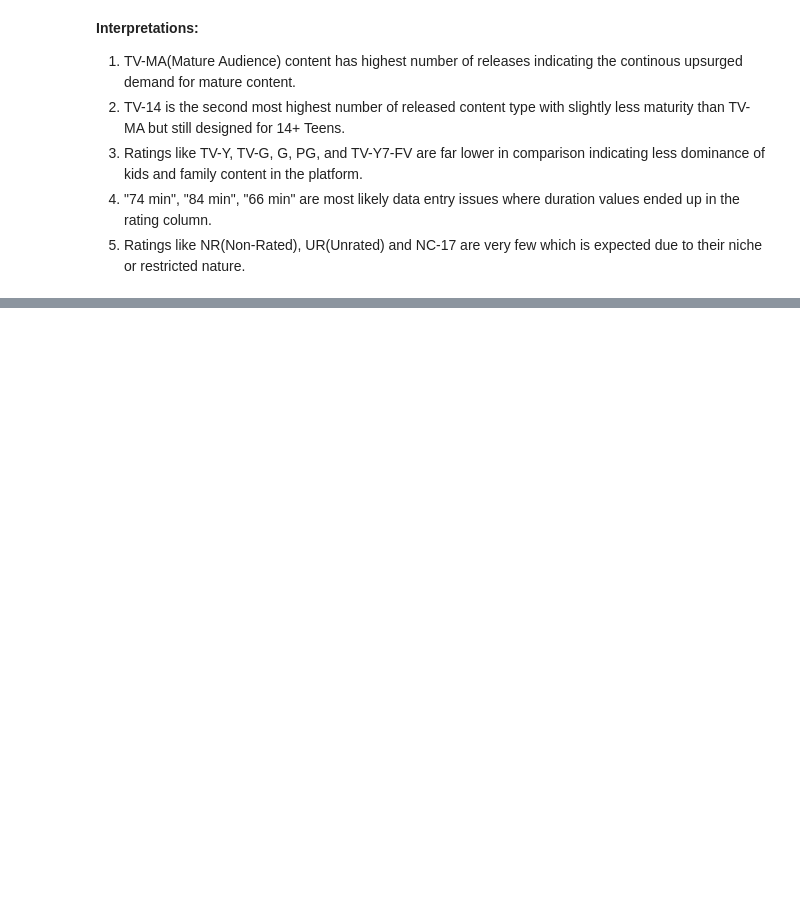
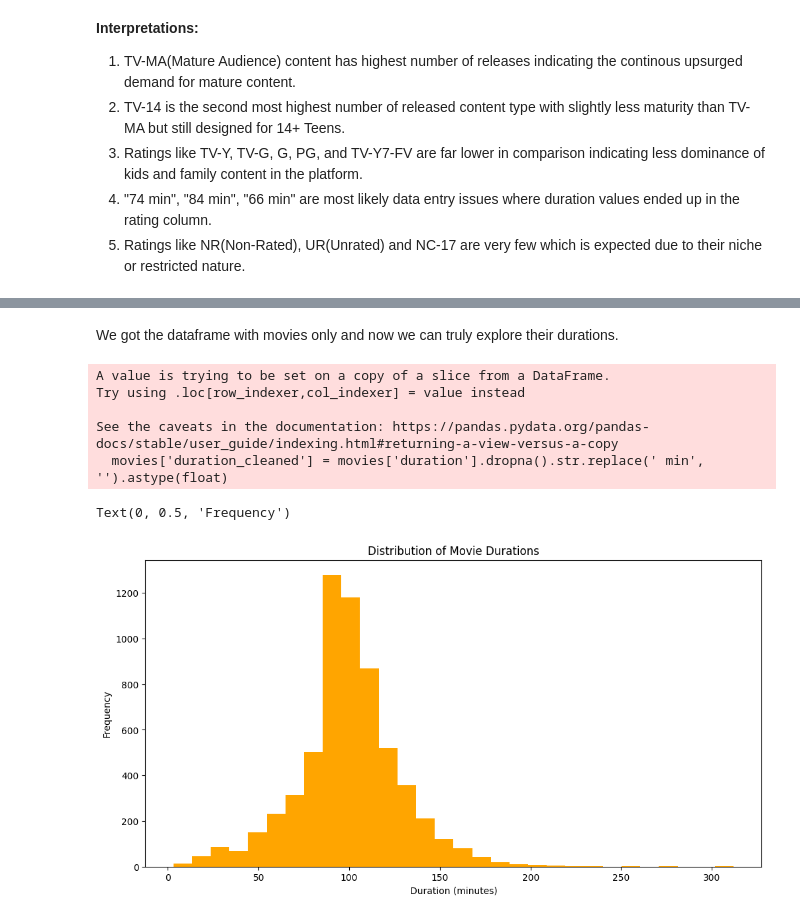
Before and after one commit to SakriyaPyakurel/netflix-EDA, a Jupyter notebook: operations.ipynb, the cells around one changed output, grey strips where cells are left out. Drawn from its saved outputs; the diff is of its cells as text; code cells hidden in the pictures; blank space fills up the shorter version.

```diff
--- a/operations.ipynb
+++ b/operations.ipynb
@@ -207,0 +244,4 @@ Passing `palette` without assigning `hue` is deprecated and will be removed in v
+# %%
+# Movies by duration
+movies = df[df['type']=='Movie']
+movies.head()
@@ -207,0 +255,18 @@ Passing `palette` without assigning `hue` is deprecated and will be removed in v
+# %% [markdown]
+We got the dataframe with movies only and now we can truly explore their durations.
+# %%
+# Converting the duration column to numeric
+movies['duration_cleaned'] = movies['duration'].dropna().str.replace(' min', '').astype(float)
+# Visualizing the distribution of movie durations
+movies['duration_cleaned'].plot(kind='hist', bins=30, figsize=(12, 6), color='orange')
+plt.title('Distribution of Movie Durations')
+plt.xlabel('Duration (minutes)')
+plt.ylabel('Frequency')
+# %% [output]
+A value is trying to be set on a copy of a slice from a DataFrame.
+Try using .loc[row_indexer,col_indexer] = value instead
+
+See the caveats in the documentation: https://pandas.pydata.org/pandas-docs/stable/user_guide/indexing.html#returning-a-view-versus-a-copy
+  movies['duration_cleaned'] = movies['duration'].dropna().str.replace(' min', '').astype(float)
+Text(0, 0.5, 'Frequency')
+[figure, added]
```
Also changed, not shown: parts of 8 cells of this notebook.
